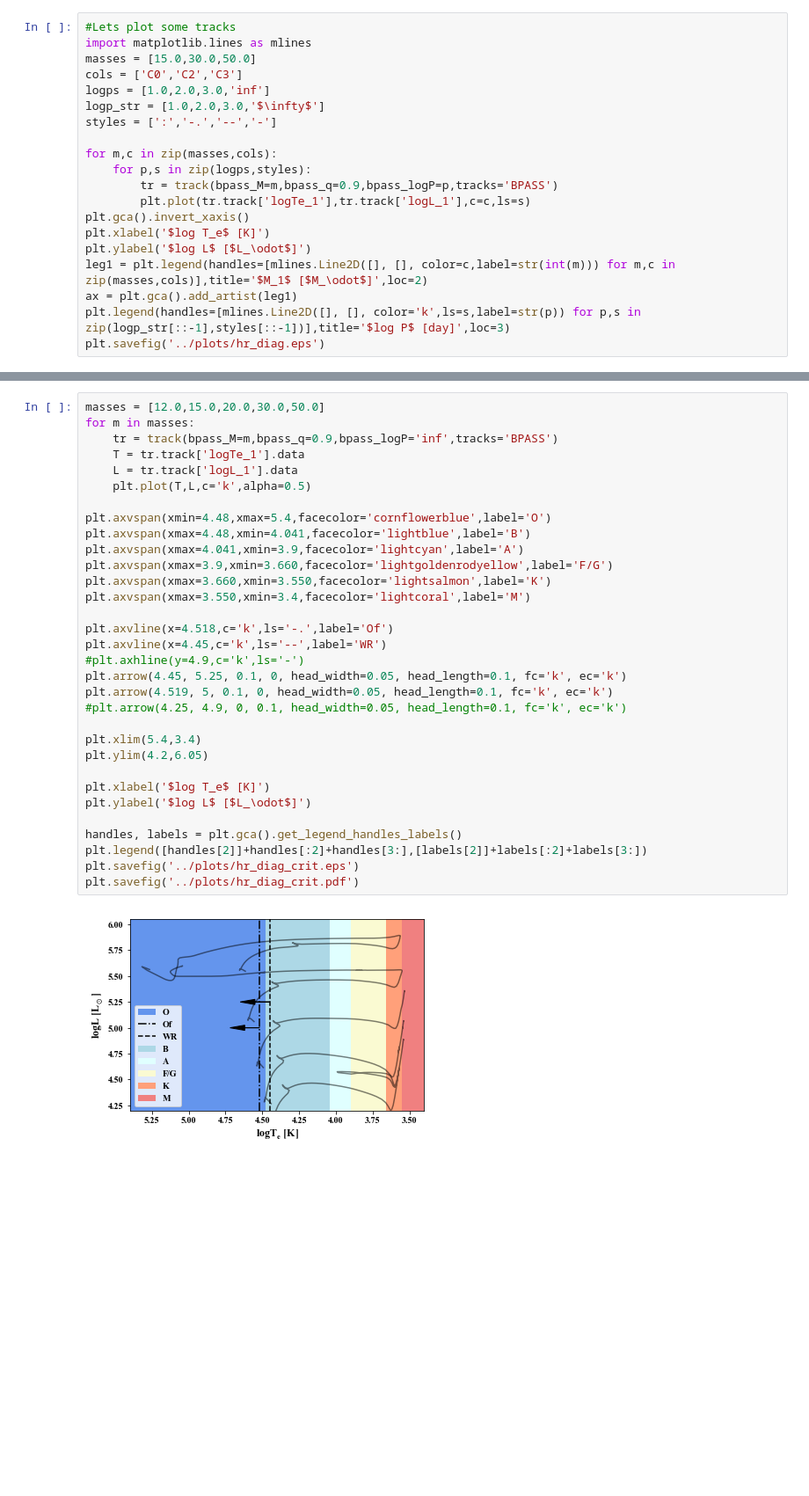
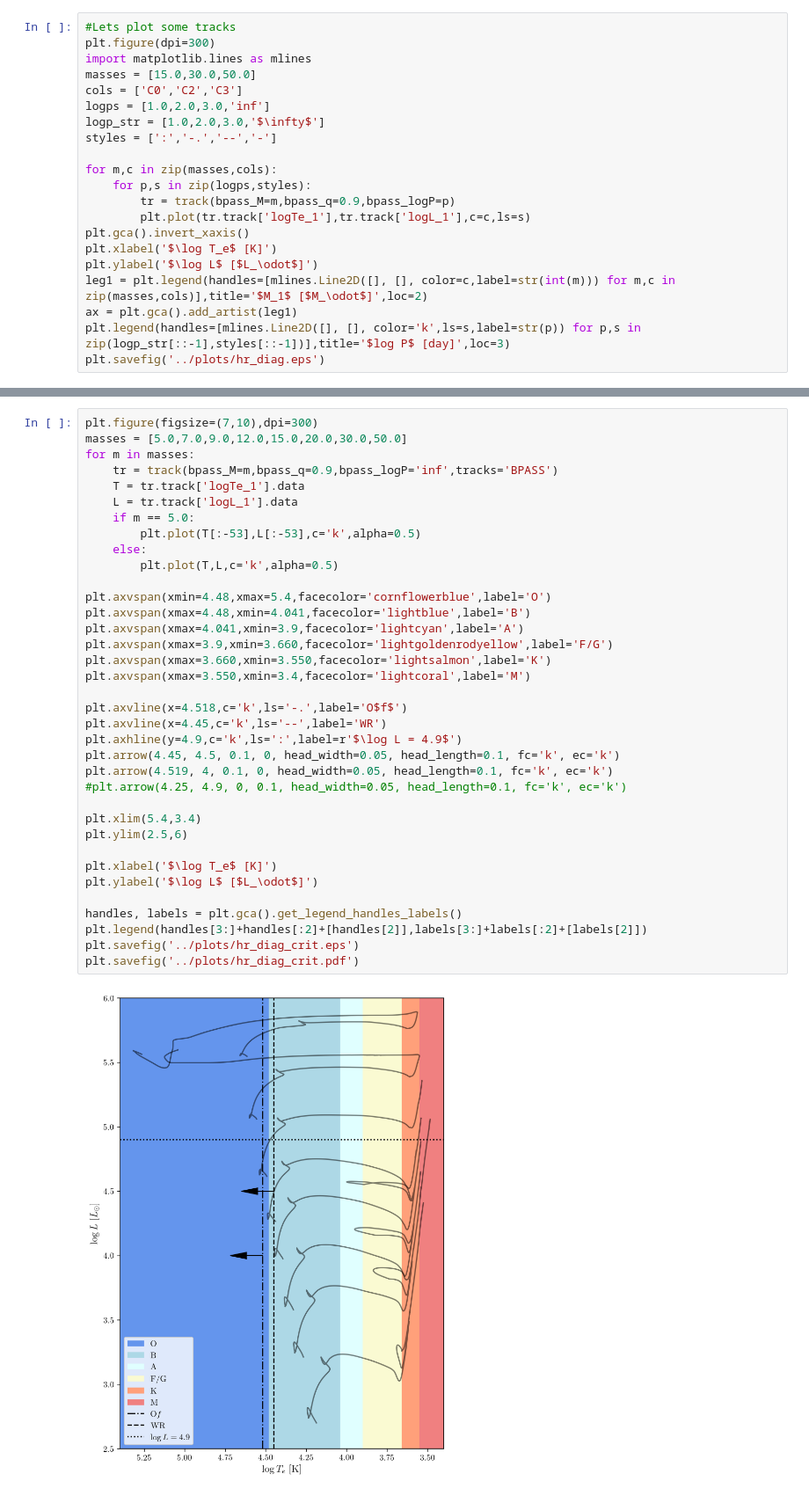
Before and after one commit to tzdwi/Diagnostics, a Jupyter notebook: code/make_hr_fig.ipynb, the cells around one changed output, grey strips where cells are left out. Shown at 88% size. Cells and saved outputs as stored; diff of their text form; blank space fills up the shorter version.

Commit message:
new plots for figure!

```diff
--- a/code/make_hr_fig.ipynb
+++ b/code/make_hr_fig.ipynb
@@ -8,6 +7,7 @@ from evo_tracks import *
 %matplotlib inline
 # %%
 #Lets plot some tracks
+plt.figure(dpi=300)
 import matplotlib.lines as mlines
 masses = [15.0,30.0,50.0]
 cols = ['C0','C2','C3']
@@ -17,11 +17,11 @@ styles = [':','-.','--','-']
 
 for m,c in zip(masses,cols):
     for p,s in zip(logps,styles):
-        tr = track(bpass_M=m,bpass_q=0.9,bpass_logP=p,tracks='BPASS')
+        tr = track(bpass_M=m,bpass_q=0.9,bpass_logP=p)
         plt.plot(tr.track['logTe_1'],tr.track['logL_1'],c=c,ls=s)
 plt.gca().invert_xaxis()
-plt.xlabel('$log T_e$ [K]')
-plt.ylabel('$log L$ [$L_\odot$]')
+plt.xlabel('$\log T_e$ [K]')
+plt.ylabel('$\log L$ [$L_\odot$]')
 leg1 = plt.legend(handles=[mlines.Line2D([], [], color=c,label=str(int(m))) for m,c in zip(masses,cols)],title='$M_1$ [$M_\odot$]',loc=2)
 ax = plt.gca().add_artist(leg1)
 plt.legend(handles=[mlines.Line2D([], [], color='k',ls=s,label=str(p)) for p,s in zip(logp_str[::-1],styles[::-1])],title='$log P$ [day]',loc=3)
@@ -31,34 +31,38 @@ plt.savefig('../plots/hr_diag.eps')
 # %%
-masses = [12.0,15.0,20.0,30.0,50.0]
+plt.figure(figsize=(7,10),dpi=300)
+masses = [5.0,7.0,9.0,12.0,15.0,20.0,30.0,50.0]
 for m in masses:
     tr = track(bpass_M=m,bpass_q=0.9,bpass_logP='inf',tracks='BPASS')
     T = tr.track['logTe_1'].data
     L = tr.track['logL_1'].data
-    plt.plot(T,L,c='k',alpha=0.5)
+    if m == 5.0:
+        plt.plot(T[:-53],L[:-53],c='k',alpha=0.5)
+    else:
+        plt.plot(T,L,c='k',alpha=0.5)
 
 plt.axvspan(xmin=4.48,xmax=5.4,facecolor='cornflowerblue',label='O')
 plt.axvspan(xmax=4.48,xmin=4.041,facecolor='lightblue',label='B')
 plt.axvspan(xmax=4.041,xmin=3.9,facecolor='lightcyan',label='A')
 plt.axvspan(xmax=3.9,xmin=3.660,facecolor='lightgoldenrodyellow',label='F/G')
 plt.axvspan(xmax=3.660,xmin=3.550,facecolor='lightsalmon',label='K')
 plt.axvspan(xmax=3.550,xmin=3.4,facecolor='lightcoral',label='M')
 
-plt.axvline(x=4.518,c='k',ls='-.',label='Of')
+plt.axvline(x=4.518,c='k',ls='-.',label='O$f$')
 plt.axvline(x=4.45,c='k',ls='--',label='WR')
-#plt.axhline(y=4.9,c='k',ls='-')
-plt.arrow(4.45, 5.25, 0.1, 0, head_width=0.05, head_length=0.1, fc='k', ec='k')
-plt.arrow(4.519, 5, 0.1, 0, head_width=0.05, head_length=0.1, fc='k', ec='k')
+plt.axhline(y=4.9,c='k',ls=':',label=r'$\log L = 4.9$')
+plt.arrow(4.45, 4.5, 0.1, 0, head_width=0.05, head_length=0.1, fc='k', ec='k')
+plt.arrow(4.519, 4, 0.1, 0, head_width=0.05, head_length=0.1, fc='k', ec='k')
 #plt.arrow(4.25, 4.9, 0, 0.1, head_width=0.05, head_length=0.1, fc='k', ec='k')
 
 plt.xlim(5.4,3.4)
-plt.ylim(4.2,6.05)
+plt.ylim(2.5,6)
 
-plt.xlabel('$log T_e$ [K]')
-plt.ylabel('$log L$ [$L_\odot$]')
+plt.xlabel('$\log T_e$ [K]')
+plt.ylabel('$\log L$ [$L_\odot$]')
 
 handles, labels = plt.gca().get_legend_handles_labels()
-plt.legend([handles[2]]+handles[:2]+handles[3:],[labels[2]]+labels[:2]+labels[3:])
+plt.legend(handles[3:]+handles[:2]+[handles[2]],labels[3:]+labels[:2]+[labels[2]])
 plt.savefig('../plots/hr_diag_crit.eps')
 plt.savefig('../plots/hr_diag_crit.pdf')
 # %% [output]
-[figure, old version]
+[figure, new version]
```
Also changed, not shown: parts of 5 cells of this notebook, 14 other files.
